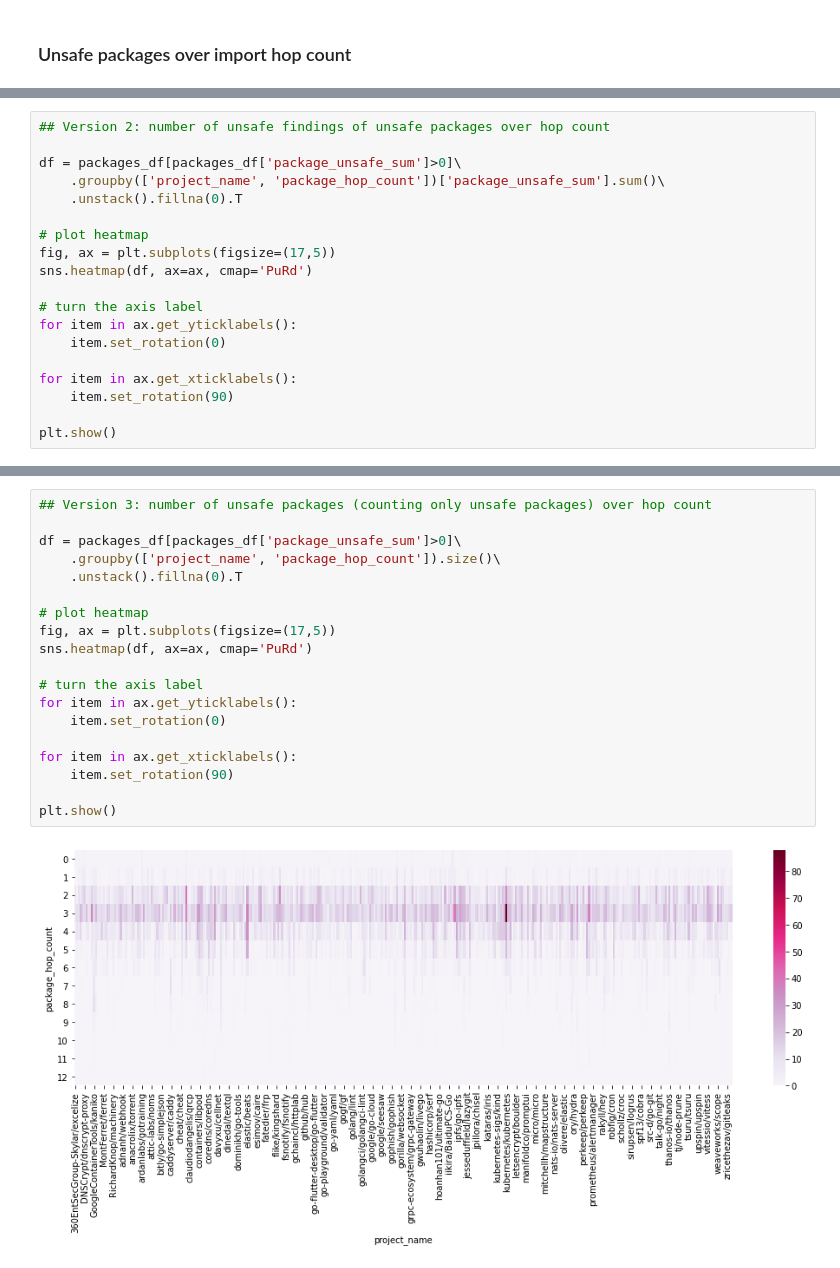
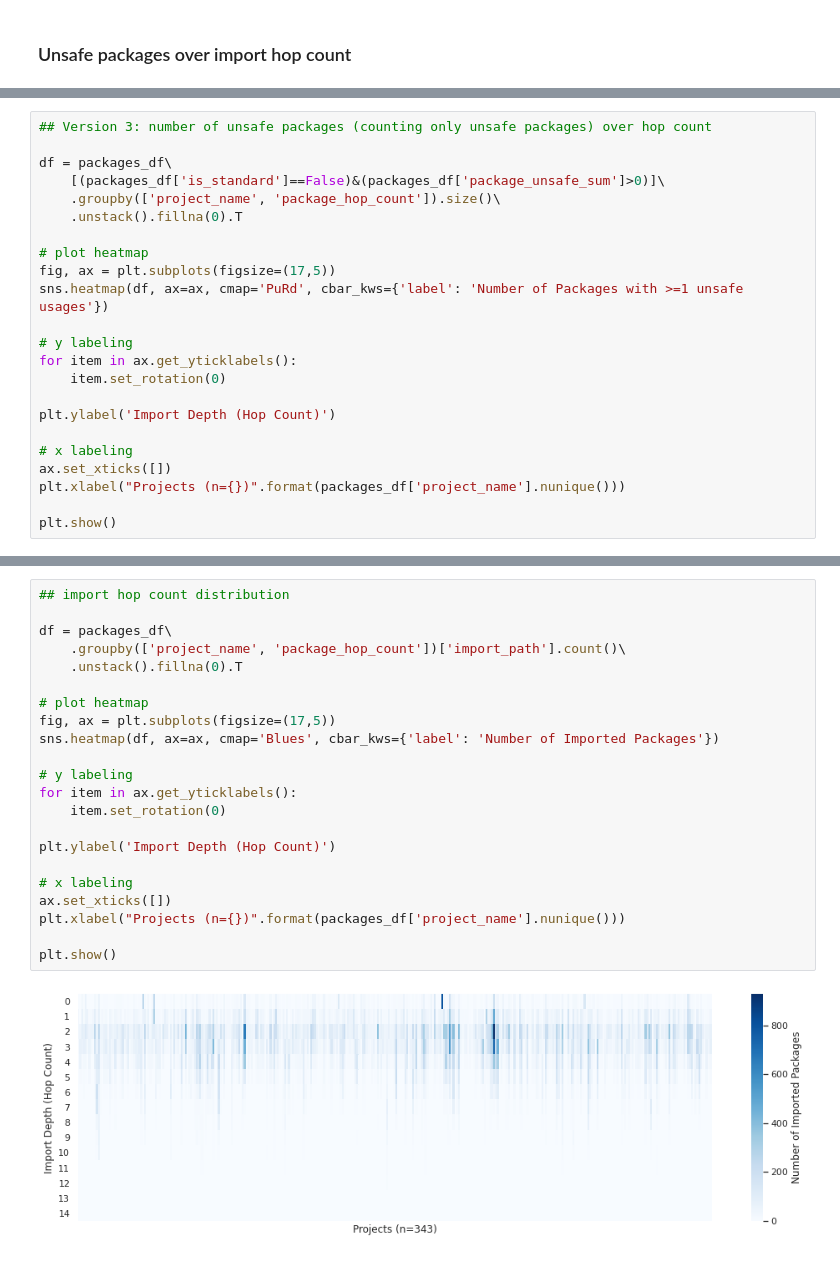
Before and after one commit to jlauinger/master-of-science, a Jupyter notebook: code/data-survey/analysis/Eval2-Scratch.ipynb, the cells around one changed output, grey strips where cells are left out. Saved outputs shown, nothing was run; the diff lists cells and outputs as text.

```diff
--- a/code/data-survey/analysis/Eval2-Scratch.ipynb
+++ b/code/data-survey/analysis/Eval2-Scratch.ipynb
@@ -199,20 +703,24 @@ plt.show()
 # %%
-## Version 2: number of unsafe findings of unsafe packages over hop count
+## Version 3: number of unsafe packages (counting only unsafe packages) over hop count
 
-df = packages_df[packages_df['package_unsafe_sum']>0]\
-    .groupby(['project_name', 'package_hop_count'])['package_unsafe_sum'].sum()\
+df = packages_df\
+    [(packages_df['is_standard']==False)&(packages_df['package_unsafe_sum']>0)]\
+    .groupby(['project_name', 'package_hop_count']).size()\
     .unstack().fillna(0).T
 
 # plot heatmap
 fig, ax = plt.subplots(figsize=(17,5))
-sns.heatmap(df, ax=ax, cmap='PuRd')
+sns.heatmap(df, ax=ax, cmap='PuRd', cbar_kws={'label': 'Number of Packages with >=1 unsafe usages'})
 
-# turn the axis label
+# y labeling
 for item in ax.get_yticklabels():
     item.set_rotation(0)
 
-for item in ax.get_xticklabels():
-    item.set_rotation(90)
+plt.ylabel('Import Depth (Hop Count)')
+
+# x labeling
+ax.set_xticks([])
+plt.xlabel("Projects (n={})".format(packages_df['project_name'].nunique()))
 
 plt.show()
 # %% [output]
@@ -220,21 +785,24 @@ plt.show()
 # %%
-## Version 3: number of unsafe packages (counting only unsafe packages) over hop count
+## import hop count distribution
 
-df = packages_df[packages_df['package_unsafe_sum']>0]\
-    .groupby(['project_name', 'package_hop_count']).size()\
+df = packages_df\
+    .groupby(['project_name', 'package_hop_count'])['import_path'].count()\
     .unstack().fillna(0).T
 
 # plot heatmap
 fig, ax = plt.subplots(figsize=(17,5))
-sns.heatmap(df, ax=ax, cmap='PuRd')
+sns.heatmap(df, ax=ax, cmap='Blues', cbar_kws={'label': 'Number of Imported Packages'})
 
-# turn the axis label
+# y labeling
 for item in ax.get_yticklabels():
     item.set_rotation(0)
 
-for item in ax.get_xticklabels():
-    item.set_rotation(90)
+plt.ylabel('Import Depth (Hop Count)')
+
+# x labeling
+ax.set_xticks([])
+plt.xlabel("Projects (n={})".format(packages_df['project_name'].nunique()))
 
 plt.show()
 # %% [output]
-[figure, old version]
+[figure, new version]
```
Also changed, not shown: parts of 82 cells of this notebook, 3 other files.
